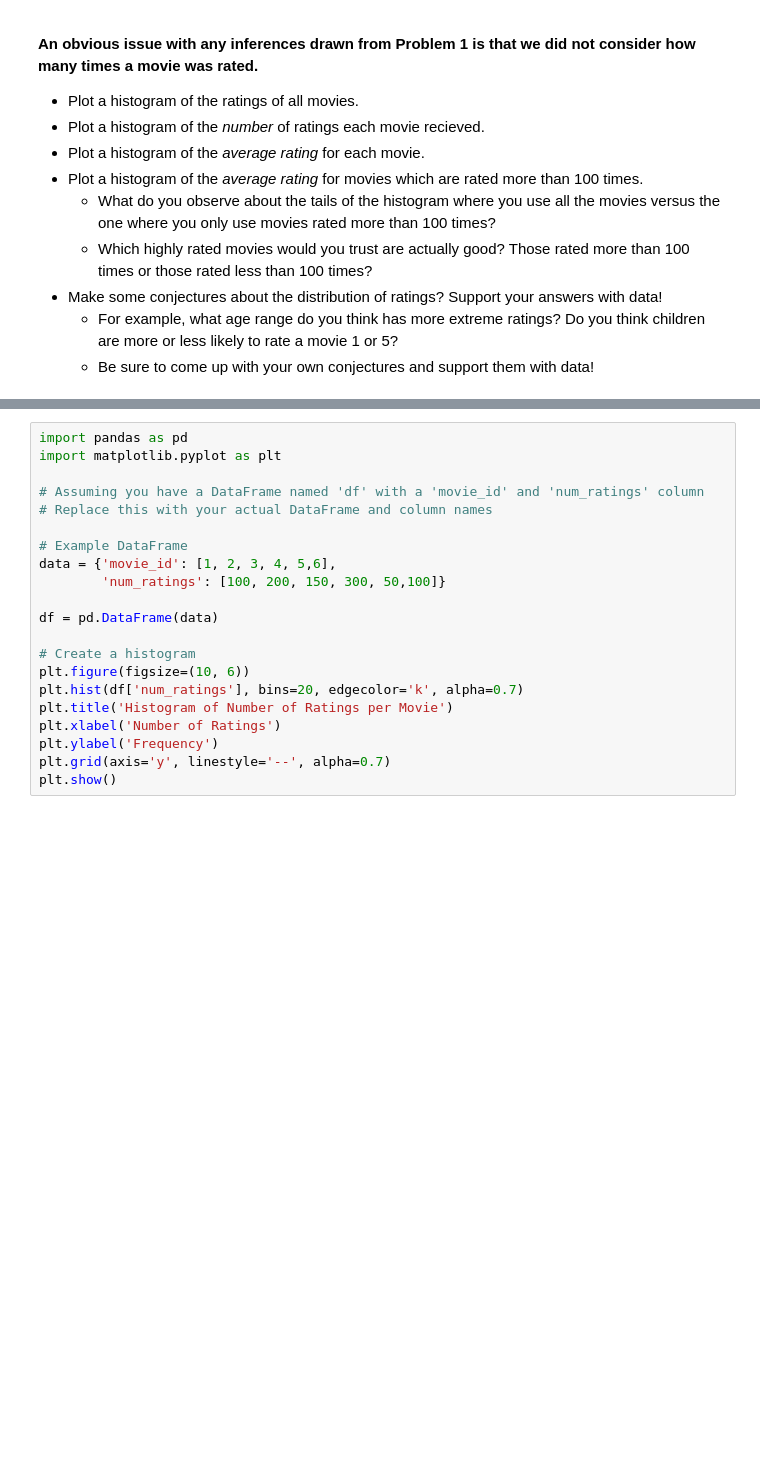
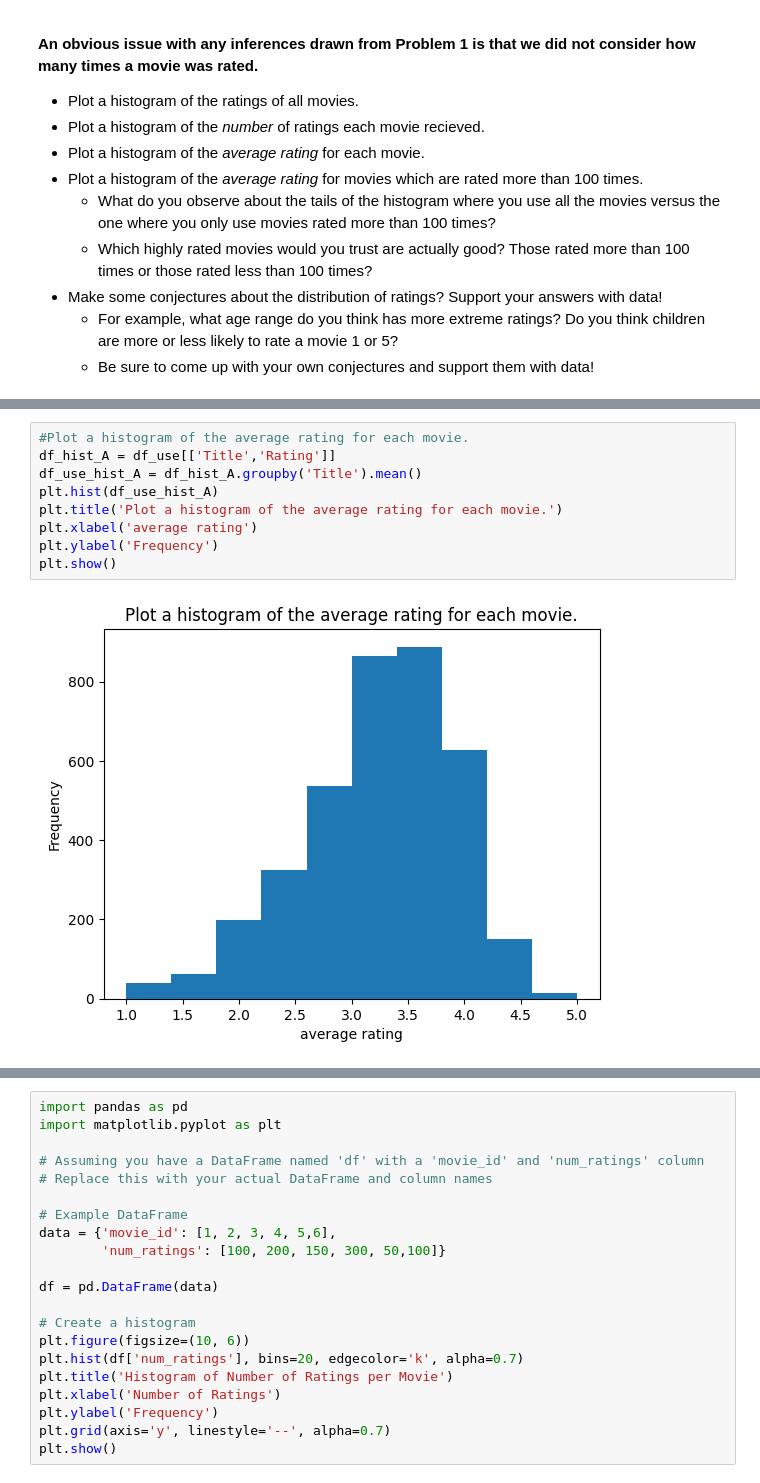
Before and after one commit to MOOwuttichai/project_dataWDkku, a Jupyter notebook: Project2_66.ipynb, the cells around one changed output, grey strips where cells are left out. Cells and saved outputs as stored; diff of their text form; blank space fills up the shorter version.

```diff
--- a/Project2_66.ipynb
+++ b/Project2_66.ipynb
@@ -266,0 +212,11 @@ a
+# %%
+#Plot a histogram of the average rating for each movie.
+df_hist_A = df_use[['Title','Rating']]
+df_use_hist_A = df_hist_A.groupby('Title').mean()
+plt.hist(df_use_hist_A)
+plt.title('Plot a histogram of the average rating for each movie.')
+plt.xlabel('average rating')
+plt.ylabel('Frequency')
+plt.show()
+# %% [output]
+[figure, added]
```
Also changed, not shown: parts of 11 cells of this notebook.
